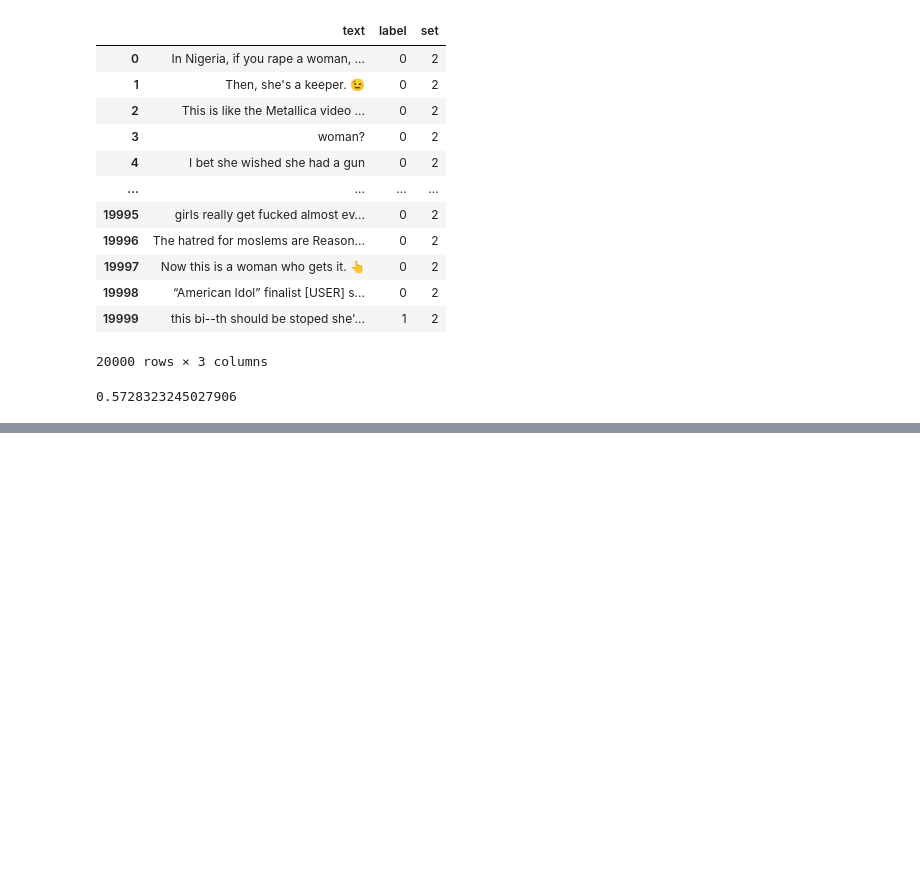
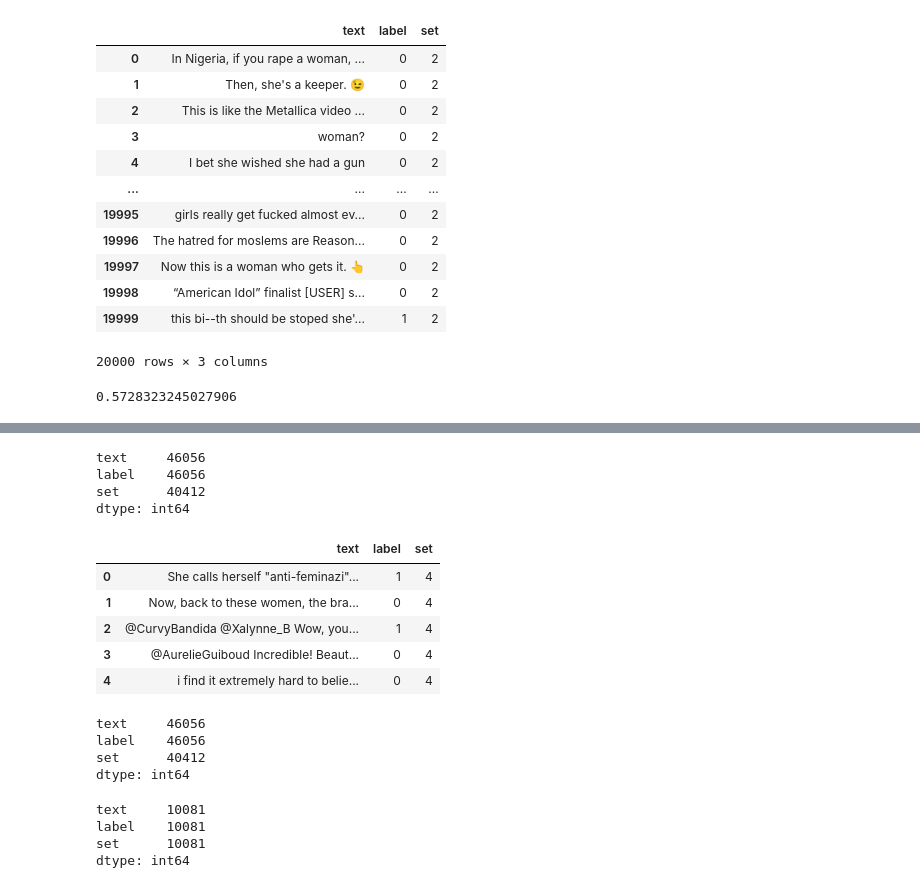
Before and after one commit to sergiopuertas/SexismAlarm, a Jupyter notebook: src/data_preparation/join_datasets.ipynb, the cells around one changed output, grey strips where cells are left out. Drawn from its saved outputs; the diff is of its cells as text; code cells hidden in the pictures; blank space fills up the shorter version.

```diff
--- a/src/data_preparation/join_datasets.ipynb
+++ b/src/data_preparation/join_datasets.ipynb
@@ -164,0 +160,7 @@ dtype: float64
+# %%
+df.count()
+# %% [output]
+text     46056
+label    46056
+set      40412
+dtype: int64
@@ -164,0 +169,9 @@ dtype: float64
+# %%
+df_2_en.head()
+# %% [output]
+|  | text | label | set |
+| 0 | She calls herself "anti-feminazi"... | 1 | 4 |
+| 1 | Now, back to these women, the bra... | 0 | 4 |
+| 2 | @CurvyBandida @Xalynne_B Wow, you... | 1 | 4 |
+| 3 | @AurelieGuiboud Incredible! Beaut... | 0 | 4 |
+| 4 | i find it extremely hard to belie... | 0 | 4 |
@@ -164,0 +183,14 @@ dtype: float64
+# %%
+df.count()
+# %% [output]
+text     46056
+label    46056
+set      40412
+dtype: int64
+# %%
+df_t.count()
+# %% [output]
+text     10081
+label    10081
+set      10081
+dtype: int64
```
Also changed, not shown: parts of 19 cells of this notebook, 11 other files.
